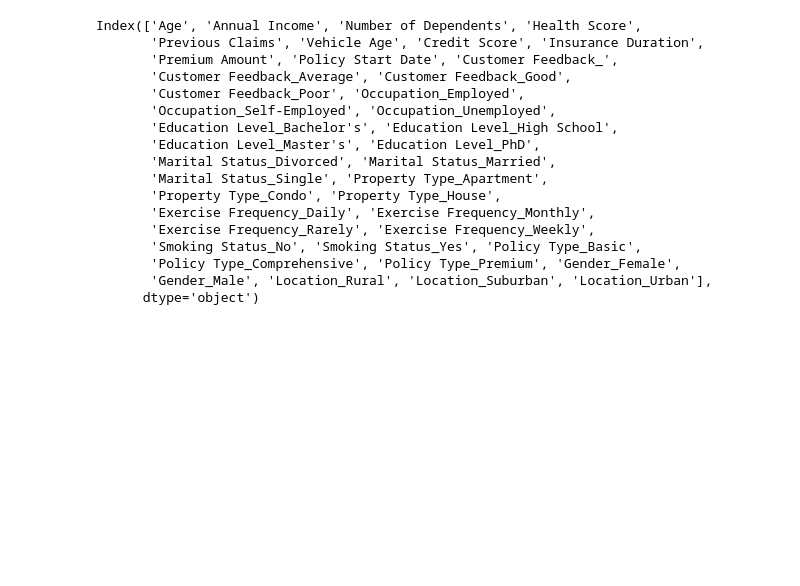
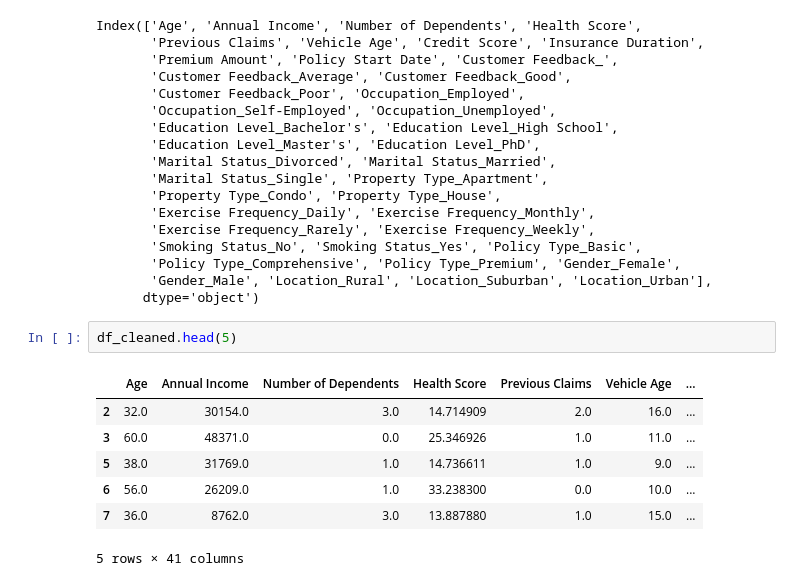
Before and after one commit to anmolmunnolli/insurance, a Jupyter notebook: version1.ipynb, the cells around one changed output. Saved outputs shown, nothing was run; the diff lists cells and outputs as text; blank space fills up the shorter version.

```diff
--- a/version1.ipynb
+++ b/version1.ipynb
@@ -318,3 +318,13 @@ Index(['Age', 'Annual Income', 'Number of Dependents', 'Health Score',
        'Policy Type_Comprehensive', 'Policy Type_Premium', 'Gender_Female',
        'Gender_Male', 'Location_Rural', 'Location_Suburban', 'Location_Urban'],
       dtype='object')
+# %%
+df_cleaned.head(5)
+# %% [output]
+|  | Age | Annual Income | Number of Dependents | Health Score | Previous Claims | Vehicle Age | ... |
+| 2 | 32.0 | 30154.0 | 3.0 | 14.714909 | 2.0 | 16.0 | ... |
+| 3 | 60.0 | 48371.0 | 0.0 | 25.346926 | 1.0 | 11.0 | ... |
+| 5 | 38.0 | 31769.0 | 1.0 | 14.736611 | 1.0 | 9.0 | ... |
+| 6 | 56.0 | 26209.0 | 1.0 | 33.238300 | 0.0 | 10.0 | ... |
+| 7 | 36.0 | 8762.0 | 3.0 | 13.887880 | 1.0 | 15.0 | ... |
+5 rows × 41 columns
```
Also changed, not shown: parts of 3 cells of this notebook.
